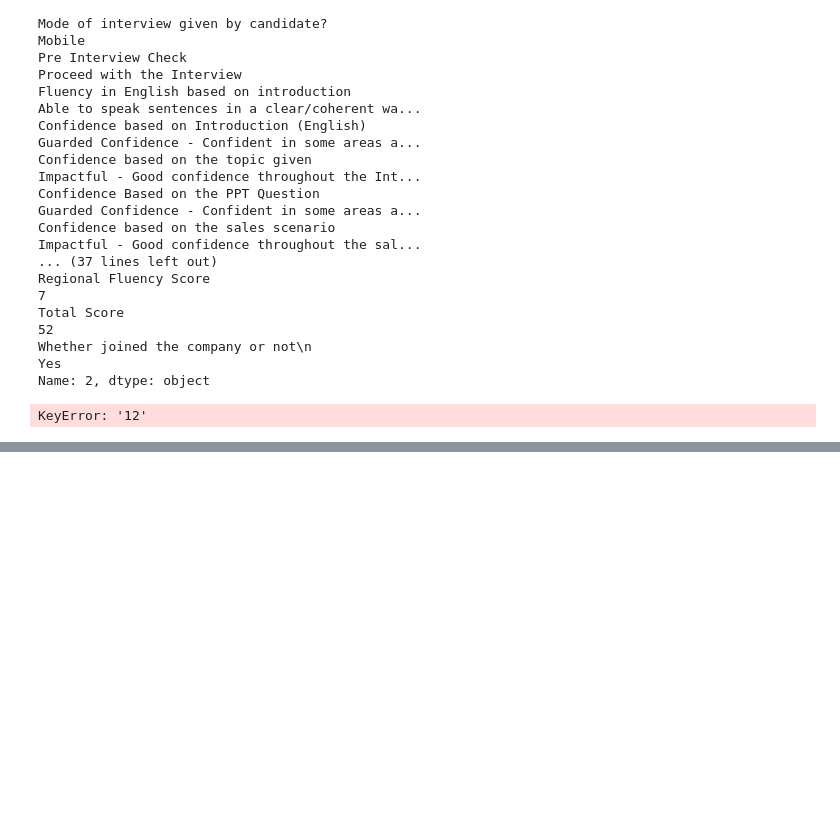
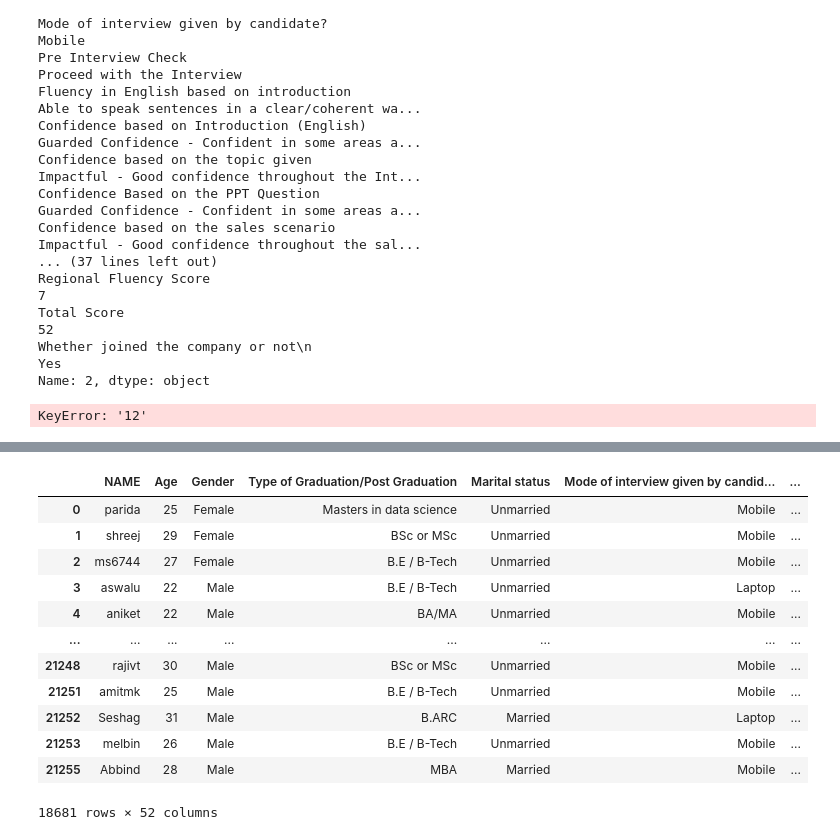
Before and after one commit to balaworkspace/Python-Full-Stack, a Jupyter notebook: reading data.ipynb, the cells around one changed output, grey strips where cells are left out. Drawn from its saved outputs; the diff is of its cells as text; code cells hidden in the pictures; blank space fills up the shorter version.

```diff
--- a/reading data.ipynb
+++ b/reading data.ipynb
@@ -310,0 +398,16 @@ NameError: name 'df' is not defined
+# %%
+df.dropna()
+# %% [output]
+|  | NAME | Age | Gender | Type of Graduation/Post Graduation | Marital status | Mode of interview given by candid... | ... |
+| 0 | parida | 25 | Female | Masters in data science | Unmarried | Mobile | ... |
+| 1 | shreej | 29 | Female | BSc or MSc | Unmarried | Mobile | ... |
+| 2 | ms6744 | 27 | Female | B.E / B-Tech | Unmarried | Mobile | ... |
+| 3 | aswalu | 22 | Male | B.E / B-Tech | Unmarried | Laptop | ... |
+| 4 | aniket | 22 | Male | BA/MA | Unmarried | Mobile | ... |
+| ... | ... | ... | ... | ... | ... | ... | ... |
+| 21248 | rajivt | 30 | Male | BSc or MSc | Unmarried | Mobile | ... |
+| 21251 | amitmk | 25 | Male | B.E / B-Tech | Unmarried | Mobile | ... |
+| 21252 | Seshag | 31 | Male | B.ARC | Married | Laptop | ... |
+| 21253 | melbin | 26 | Male | B.E / B-Tech | Unmarried | Mobile | ... |
+| 21255 | Abbind | 28 | Male | MBA | Married | Mobile | ... |
+18681 rows × 52 columns
```
Also changed, not shown: parts of 24 cells of this notebook.
